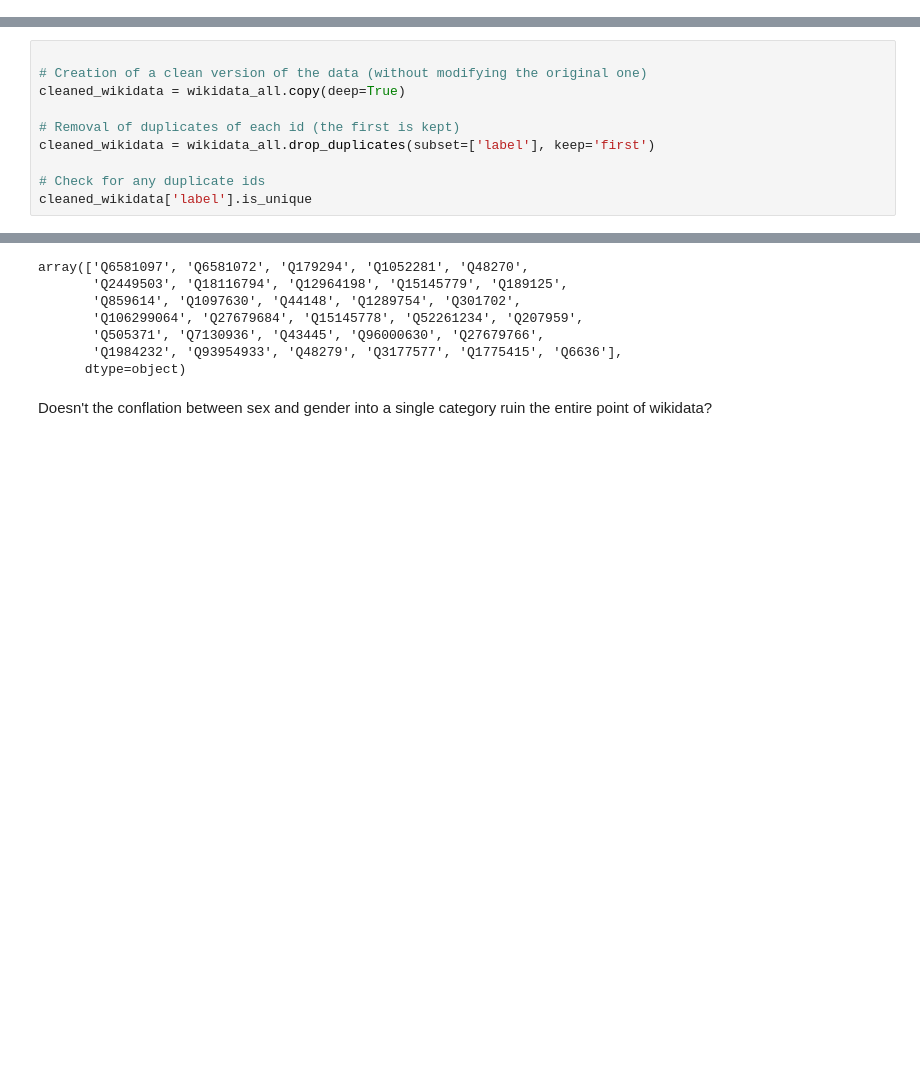
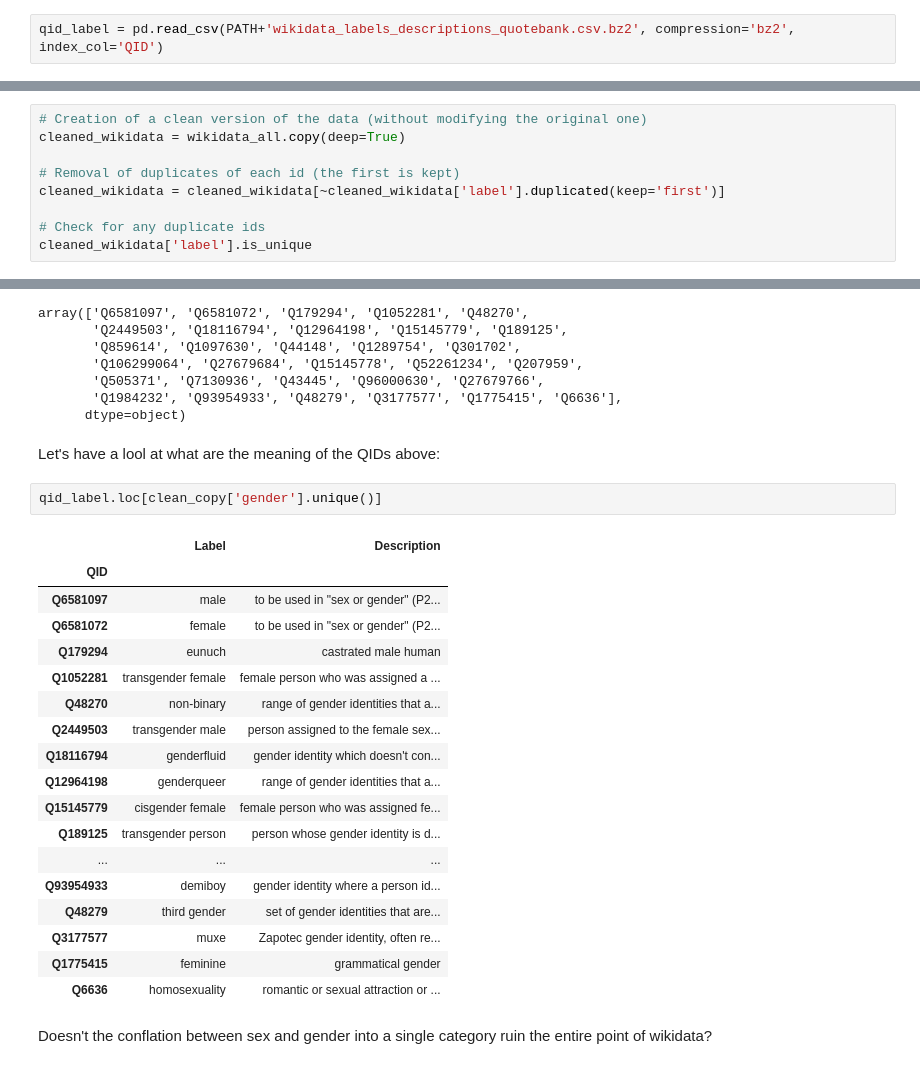
Before and after one commit to coraliegrobel/ada-2021-project-sv4ever, a Jupyter notebook: ada_main.ipynb, the cells around one changed output, grey strips where cells are left out. Saved outputs shown, nothing was run; the diff lists cells and outputs as text; blank space fills up the shorter version.

```diff
--- a/ada_main.ipynb
+++ b/ada_main.ipynb
@@ -91,0 +157,2 @@ saving_wikidata("Data/parquet.pck")
+# %%
+qid_label = pd.read_csv(PATH+'wikidata_labels_descriptions_quotebank.csv.bz2', compression='bz2', index_col='QID')
@@ -107,12 +184,11 @@ False
 # %% [markdown]
 We can see that there are indeed duplicate rows. We'll now create a new dataframe (`cleaned_wikidata`) without this redundancy.
 # %%
-
 # Creation of a clean version of the data (without modifying the original one)
 cleaned_wikidata = wikidata_all.copy(deep=True)
 
 # Removal of duplicates of each id (the first is kept)
-cleaned_wikidata = wikidata_all.drop_duplicates(subset=['label'], keep='first')
+cleaned_wikidata = cleaned_wikidata[~cleaned_wikidata['label'].duplicated(keep='first')]
 
 # Check for any duplicate ids
 cleaned_wikidata['label'].is_unique
@@ -164,6 +240,29 @@ array(['Q6581097', 'Q6581072', 'Q179294', 'Q1052281', 'Q48270',
        'Q505371', 'Q7130936', 'Q43445', 'Q96000630', 'Q27679766',
        'Q1984232', 'Q93954933', 'Q48279', 'Q3177577', 'Q1775415', 'Q6636'],
       dtype=object)
+# %% [markdown]
+Let's have a lool at what are the meaning of the QIDs above:
+# %%
+qid_label.loc[clean_copy['gender'].unique()]
+# %% [output]
+|  | Label | Description |
+| QID |  |  |
+| Q6581097 | male | to be used in "sex or gender" (P2... |
+| Q6581072 | female | to be used in "sex or gender" (P2... |
+| Q179294 | eunuch | castrated male human |
+| Q1052281 | transgender female | female person who was assigned a ... |
+| Q48270 | non-binary | range of gender identities that a... |
+| Q2449503 | transgender male | person assigned to the female sex... |
+| Q18116794 | genderfluid | gender identity which doesn't con... |
+| Q12964198 | genderqueer | range of gender identities that a... |
+| Q15145779 | cisgender female | female person who was assigned fe... |
+| Q189125 | transgender person | person whose gender identity is d... |
+| ... | ... | ... |
+| Q93954933 | demiboy | gender identity where a person id... |
+| Q48279 | third gender | set of gender identities that are... |
+| Q3177577 | muxe | Zapotec gender identity, often re... |
+| Q1775415 | feminine | grammatical gender |
+| Q6636 | homosexuality | romantic or sexual attraction or ... |
 # %% [markdown]
 Doesn't the conflation between sex and gender into a single category ruin the entire point of wikidata?
 # %%
```
Also changed, not shown: parts of 27 cells of this notebook.
